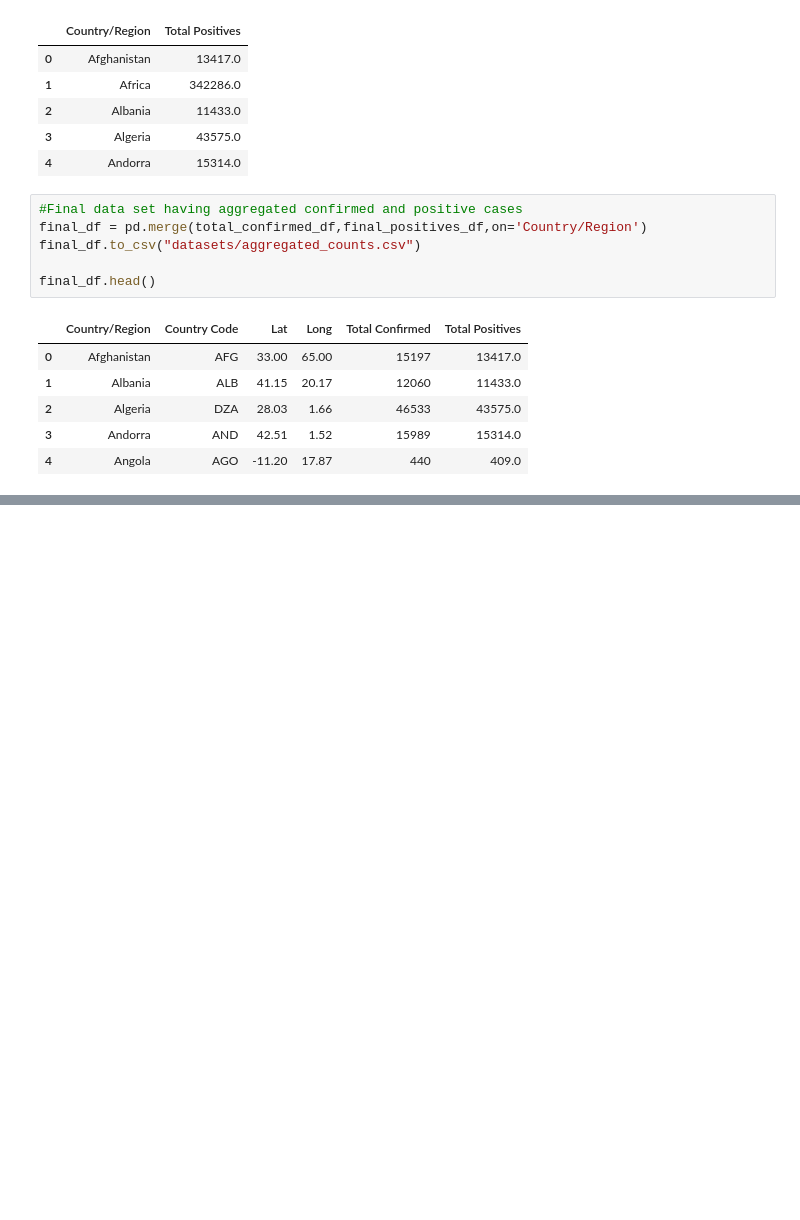
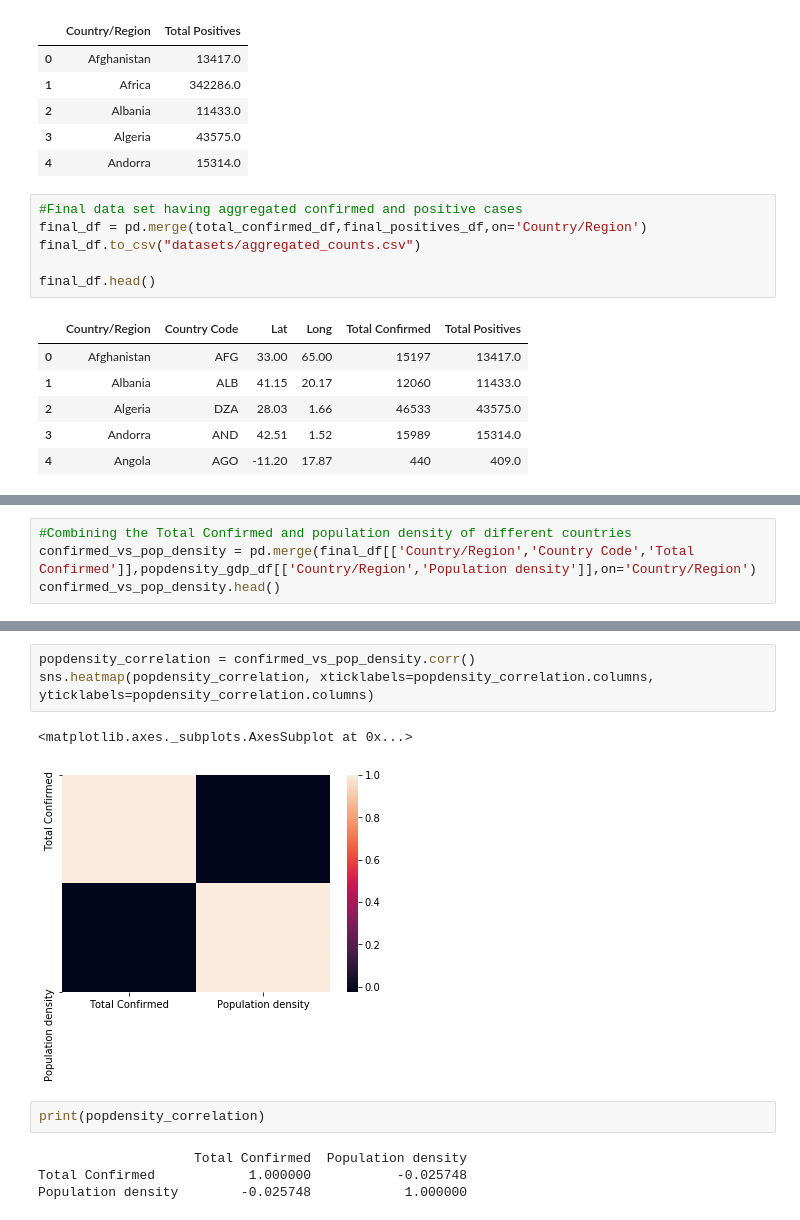
Before and after one commit to dtangster/cmpe256, a Jupyter notebook: hidden_dragon_data_preprocessing.ipynb, the cells around one changed output, grey strips where cells are left out. Cells and saved outputs as stored; diff of their text form; blank space fills up the shorter version.

```diff
--- a/hidden_dragon_data_preprocessing.ipynb
+++ b/hidden_dragon_data_preprocessing.ipynb
@@ -91,0 +121,4 @@ final_df.head()
+# %%
+#Combining the Total Confirmed and population density of different countries
+confirmed_vs_pop_density = pd.merge(final_df[['Country/Region','Country Code','Total Confirmed']],popdensity_gdp_df[['Country/Region','Population density']],on='Country/Region')
+confirmed_vs_pop_density.head()
@@ -91,0 +132,12 @@ final_df.head()
+# %%
+popdensity_correlation = confirmed_vs_pop_density.corr()
+sns.heatmap(popdensity_correlation, xticklabels=popdensity_correlation.columns, yticklabels=popdensity_correlation.columns)
+# %% [output]
+<matplotlib.axes._subplots.AxesSubplot at 0x...>
+[figure, added]
+# %%
+print(popdensity_correlation)
+# %% [output]
+                    Total Confirmed  Population density
+Total Confirmed            1.000000           -0.025748
+Population density        -0.025748            1.000000
```
Also changed, not shown: parts of 9 cells of this notebook.
